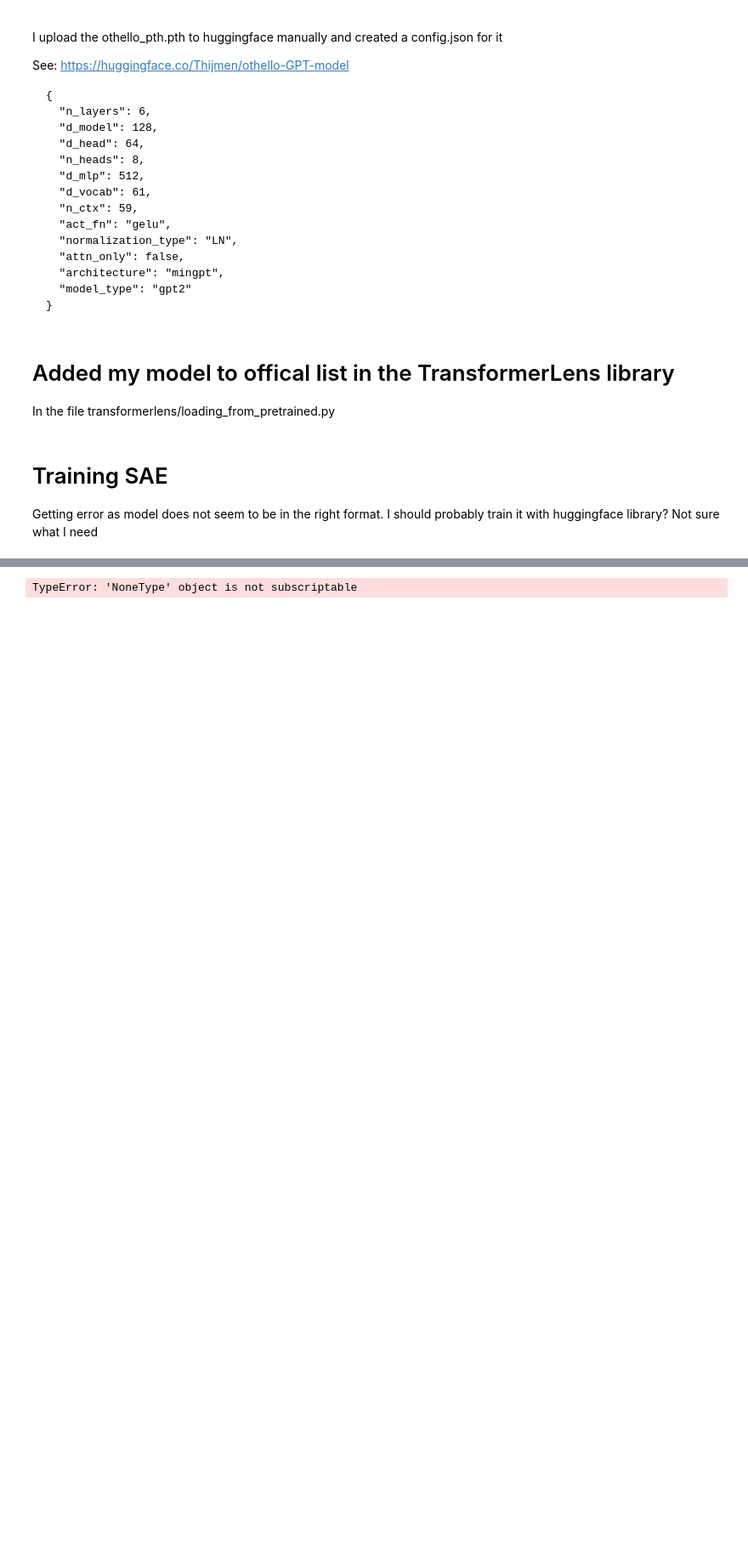
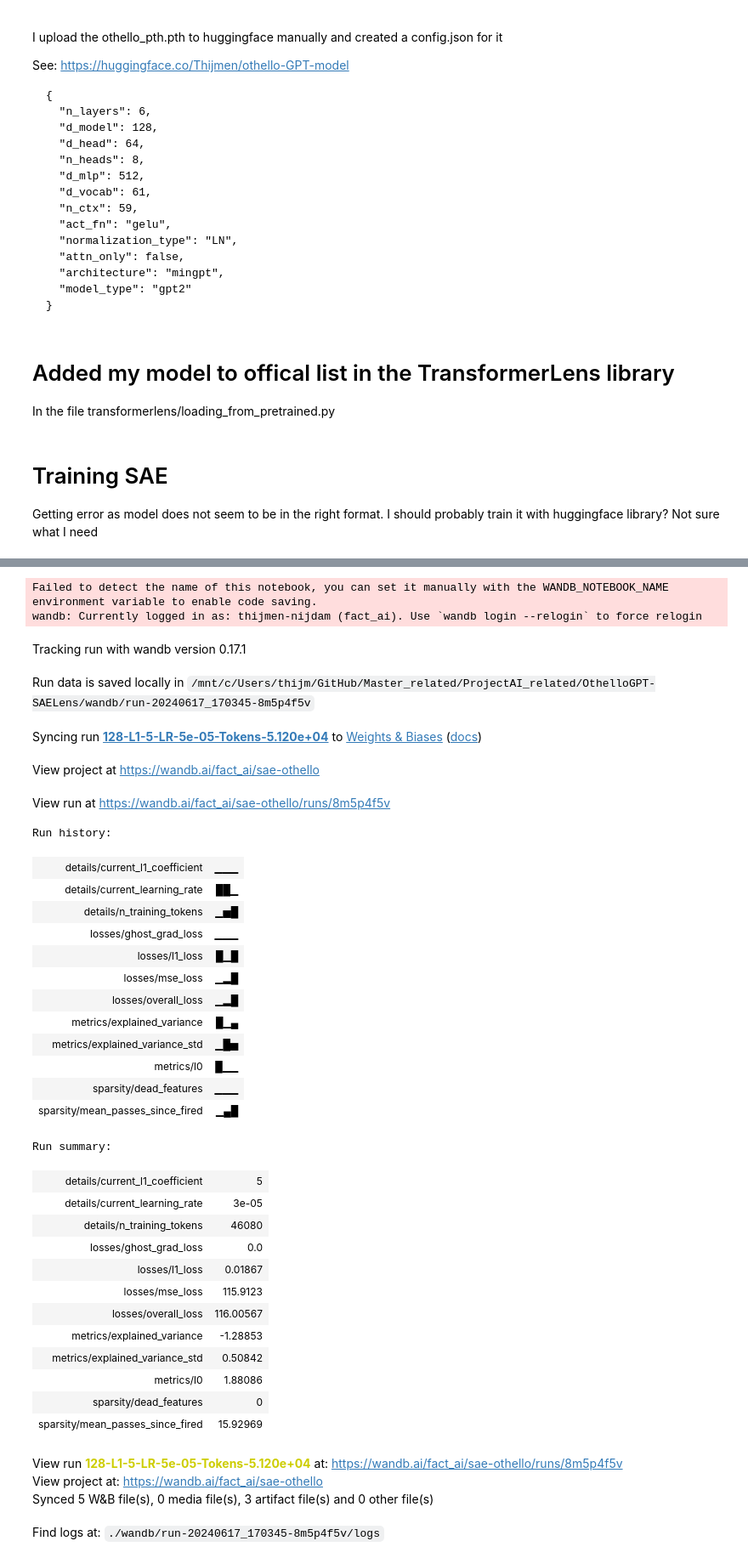
Before and after one commit to jbloomAus/SAELens, a Jupyter notebook: own_othello_gpt.ipynb, the cells around one changed output, grey strips where cells are left out. Shown: that part at 85% size. Saved outputs shown, nothing was run; the diff lists cells and outputs as text; code cells hidden in the pictures; blank space fills up the shorter version.

Commit message:
custom model loading now possible

```diff
--- a/own_othello_gpt.ipynb
+++ b/own_othello_gpt.ipynb
@@ -127,19 +140,20 @@ Getting error as model does not seem to be in the right format. I should probabl
 # %%
-total_training_steps = 30_000  # probably we should do more
-batch_size = 4096
+total_training_steps = 100  # probably we should do more
+batch_size = 512
 total_training_tokens = total_training_steps * batch_size
 
 lr_warm_up_steps = 0
 lr_decay_steps = total_training_steps // 5  # 20% of training
 l1_warm_up_steps = total_training_steps // 20  # 5% of training
 
+thijmen_data = "Thijmen/othello_dataset"
 cfg = LanguageModelSAERunnerConfig(
     # Data Generating Function (Model + Training Distibuion)
-    model_name="Thijmen/othello-GPT-model",  # added this to offical list in TransformerLens library
+    model_name="my-own-othello-model",  # added this to offical list in TransformerLens library
     hook_name="blocks.0.hook_mlp_out",  # A valid hook point (see more details here: https://neelnanda-io.github.io/TransformerLens/generated/demos/Main_Demo.html#Hook-Points)
     hook_layer=0,  # Only one layer in the model.
-    d_in=128*4,  # the width of the mlp output.
-    dataset_path="Thijmen/othello_dataset",  # my own dataset which i created in this file and uploaded to HF.
+    d_in=128,  # the width of the mlp output.
+    dataset_path="taufeeque/othellogpt",  # my own dataset which i created in this file and uploaded to HF.
     is_dataset_tokenized=True, # dataset is tokenized, although i saw this flag is not in use anymore
     streaming=False,  # we could pre-download the token dataset if it was small.
     prepend_bos=False,
@@ -152,7 +166,7 @@ cfg = LanguageModelSAERunnerConfig(
     scale_sparsity_penalty_by_decoder_norm=True,
     decoder_heuristic_init=True,
     init_encoder_as_decoder_transpose=True,
-    normalize_activations=True,
+    # normalize_activations=True,
     # Training Parameters
     lr=5e-5,  # lower the better, we'll go fairly high to speed up the tutorial.
     adam_beta1=0.9,  # adam params (default, but once upon a time we experimented with these.)
@@ -175,12 +189,12 @@ cfg = LanguageModelSAERunnerConfig(
     dead_feature_window=1000,  # would effect resampling or ghost grads if we were using it.
     dead_feature_threshold=1e-4,  # would effect resampling or ghost grads if we were using it.
     # WANDB
-    log_to_wandb=False,  # always use wandb unless you are just testing code.
-    wandb_project="sae_lens_tutorial",
+    log_to_wandb=True,  # always use wandb unless you are just testing code.
+    wandb_project="sae-othello",  # the project name in wandb.
     wandb_log_frequency=30,
     eval_every_n_wandb_logs=20,
     # Misc
-    device=device,
+    # device=device,
     seed=42,
     n_checkpoints=0,
     checkpoint_path="checkpoints",
@@ -201 +218,37 @@ Number tokens in sparsity calculation window: 4.10e+06
-TypeError: 'NoneType' object is not subscriptable
+Failed to detect the name of this notebook, you can set it manually with the WANDB_NOTEBOOK_NAME environment variable to enable code saving.
+wandb: Currently logged in as: thijmen-nijdam (fact_ai). Use `wandb login --relogin` to force relogin
+Tracking run with wandb version 0.17.1
+Run data is saved locally in /mnt/c/Users/thijm/GitHub/Master_related/ProjectAI_related/OthelloGPT-SAELens/wandb/run-20240617_170345-8m5p4f5v
+Syncing run 128-L1-5-LR-5e-05-Tokens-5.120e+04 to Weights & Biases (docs)
+View project at https://wandb.ai/fact_ai/sae-othello
+View run at https://wandb.ai/fact_ai/sae-othello/runs/8m5p4f5v
+Run history:
+| details/current_l1_coefficient | ▁▁▁ |
+| details/current_learning_rate | ██▁ |
+| details/n_training_tokens | ▁▅█ |
+| losses/ghost_grad_loss | ▁▁▁ |
+| losses/l1_loss | █▁█ |
+| losses/mse_loss | ▁▂█ |
+| losses/overall_loss | ▁▂█ |
+| metrics/explained_variance | █▁▄ |
+| metrics/explained_variance_std | ▁█▅ |
+| metrics/l0 | █▁▁ |
+| sparsity/dead_features | ▁▁▁ |
+| sparsity/mean_passes_since_fired | ▁▄█ |
+Run summary:
+| details/current_l1_coefficient | 5 |
+| details/current_learning_rate | 3e-05 |
+| details/n_training_tokens | 46080 |
+| losses/ghost_grad_loss | 0.0 |
+| losses/l1_loss | 0.01867 |
+| losses/mse_loss | 115.9123 |
+| losses/overall_loss | 116.00567 |
+| metrics/explained_variance | -1.28853 |
+| metrics/explained_variance_std | 0.50842 |
+| metrics/l0 | 1.88086 |
+| sparsity/dead_features | 0 |
+| sparsity/mean_passes_since_fired | 15.92969 |
+View run 128-L1-5-LR-5e-05-Tokens-5.120e+04 at: https://wandb.ai/fact_ai/sae-othello/runs/8m5p4f5v
+View project at: https://wandb.ai/fact_ai/sae-othello
+Synced 5 W&B file(s), 0 media file(s), 3 artifact file(s) and 0 other file(s)
+Find logs at: ./wandb/run-20240617_170345-8m5p4f5v/logs
```
Also changed, not shown: parts of 14 cells of this notebook, 5 other files.
